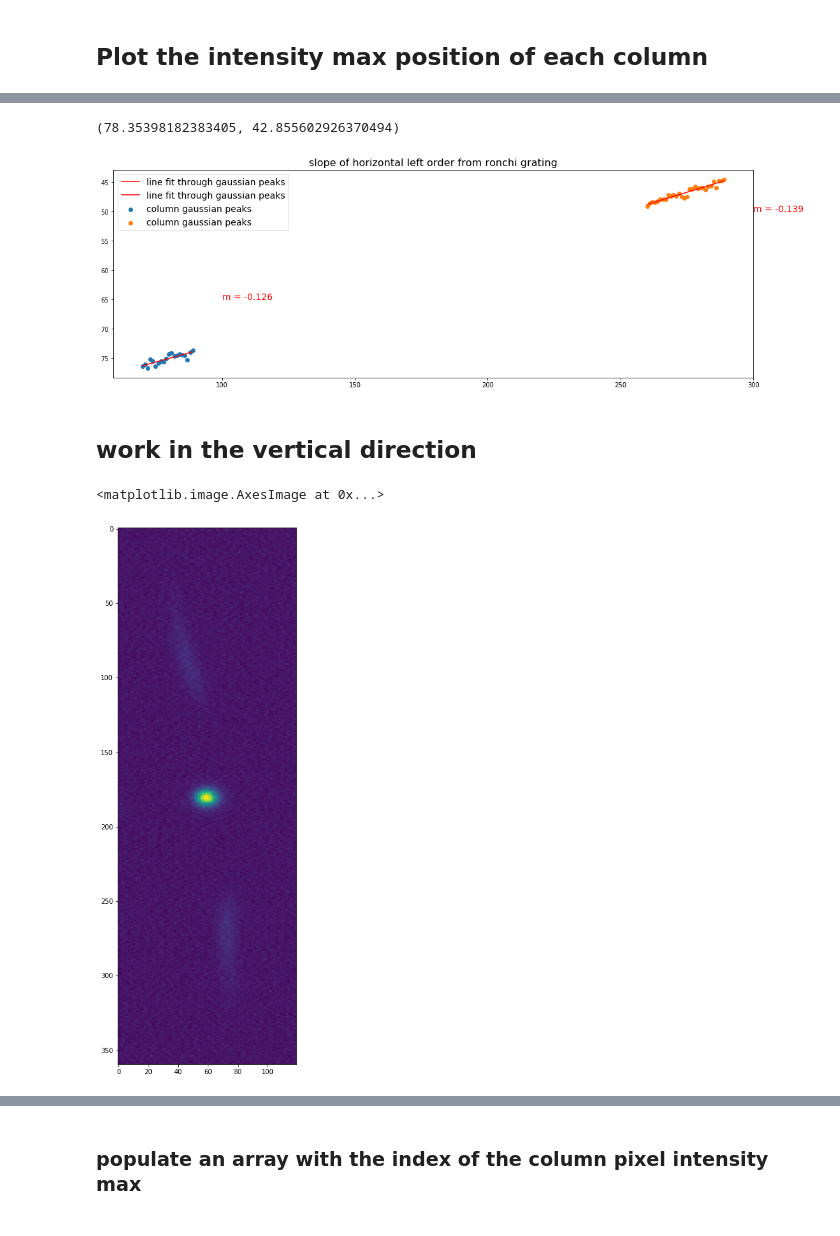
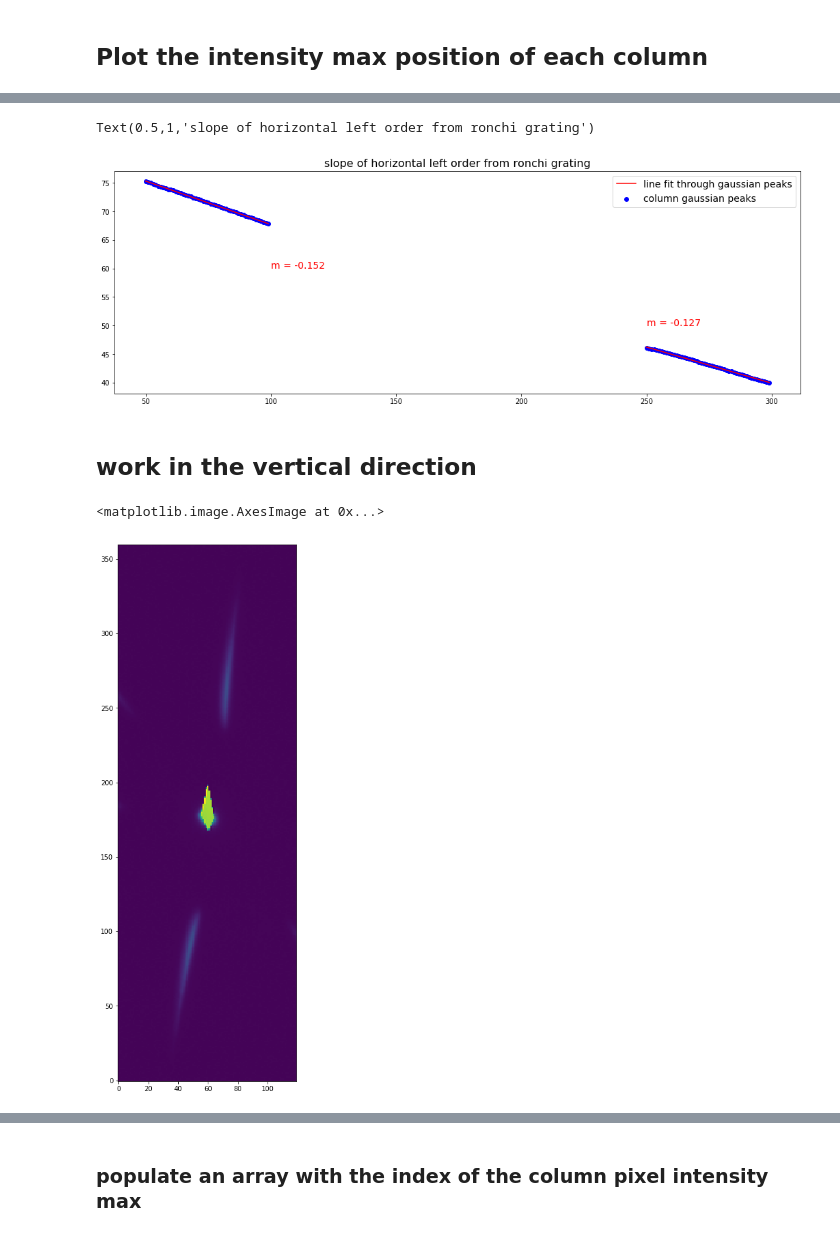
Before and after one commit to blaisekuo/adc-proc, a Jupyter notebook: adc-proc.ipynb, the cells around one changed output, grey strips where cells are left out. Drawn from its saved outputs; the diff is of its cells as text; code cells hidden in the pictures.

```diff
--- a/adc-proc.ipynb
+++ b/adc-proc.ipynb
@@ -371,2 +511,5 @@ plt.scatter(x,data)
+# %%
+h1r=eval(raunche_df.loc[event_timestamp]['h1r'])
+h2r=eval(raunche_df.loc[event_timestamp]['h2r'])
 # %%
 
@@ -398,0 +532,4 @@ print(horwing2)
+# %%
+raunche_df.at[event_timestamp,'goffset_hwing1']=0.1
+goffset_hwing1=raunche_df.loc[event_timestamp]['goffset_hwing1']
+goffset_hwing2=raunche_df.loc[event_timestamp]['goffset_hwing2']
@@ -399,7 +540,7 @@ print(horwing2)
 # %%
 ghorwing1 = []
 
-X1=range(w1r[0],w1r[1],1)
+X1=range(h1r[0],h1r[1],1)
 
 for i in X1:
     whichcol = i
@@ -408,7 +549,7 @@ for i in X1:
 
     x=np.arange(rows)
 
-    H, A, x0, stddev = gauss_fit(0.2,x, y)
+    H, A, x0, stddev = gauss_fit(goffset_hwing1,x, y)
 
     ghorwing1.append(A)
 
@@ -416,7 +557,7 @@ ghorwing1=np.array(ghorwing1)
 
 ghorwing2 = []
 
-X2=range(w2r[0],w2r[1],1)
+X2=range(h2r[0],h2r[1],1)
 
 for i in X2:
     whichcol = i
@@ -425,7 +566,7 @@ for i in X2:
 
     x=np.arange(rows)
 
-    H, A, x0, stddev = gauss_fit(0,x, y)
+    H, A, x0, stddev = gauss_fit(goffset_hwing2,x, y)
 
     ghorwing2.append(A)
 
@@ -441,30 +587,27 @@ print(ghorwing1)
 # %%
-gaushwing1 = np.polyfit(X1, ghorwing1, 1)
+gaushwing1 = np.polyfit(X1, ghorwing1, polynom_h1)
 gh1 = np.poly1d(gaushwing1)
-gaushwing2 = np.polyfit(X2, ghorwing2, 1)
+gaushwing2 = np.polyfit(X2, ghorwing2, polynom_h2)
 gh2 = np.poly1d(gaushwing2)
 # %%
-m_hdiff=str(abs(round(gauswing2[0]-gauswing1[0],3)))
+#m_hdiff=str(abs(round(gauswing2[0]-gauswing1[0],3)))
 
 fig,ax = plt.subplots()
 
 fig.set_size_inches(18, 6)
 
-ax.scatter(X1,ghorwing1, label="column gaussian peaks")
+ax.scatter(X1,ghorwing1, label="column gaussian peaks", color = "blue")
 ax.plot(X1,gh1(X1),color='red',label="line fit through gaussian peaks")
-ax.scatter(X2,ghorwing2, label="column gaussian peaks")
-ax.plot(X2,gh2(X2),color='red',label="line fit through gaussian peaks")
-ax.text(100,65,'m = ' + str(round(gaushwing1[0],3)),fontsize=14,color='red')
-ax.text(300,50,'m = ' + str(round(gaushwing2[0],3)),fontsize=14,color='red')
+ax.scatter(X2,ghorwing2,color = "blue")
+ax.plot(X2,gh2(X2),color='red',)
+ax.text(100,60,'m = ' + str(round(gaushwing1[0],3)),fontsize=14,color='red')
+ax.text(250,50,'m = ' + str(round(gaushwing2[0],3)),fontsize=14,color='red')
 #ax.text(150,20,'diff between hor wings = ' + m_hdiff,fontsize=14,color='red')
 ax.legend(fontsize=14)
 ax.set_title("slope of horizontal left order from ronchi grating",fontsize=16)
-
-ax=plt.gca()                            # get the axis
-ax.set_ylim(ax.get_ylim()[::-1])
 # %% [output]
-(78.35398182383405, 42.855602926370494)
+Text(0.5,1,'slope of horizontal left order from ronchi grating')
-[figure, old version]
+[figure, new version]
 # %% [markdown]
 ## work in the vertical direction
 # %%
@@ -475,12 +618,12 @@ fig,ax = plt.subplots()
 fig.set_size_inches(20, 15)
 #ax.imshow(subim,origin='lower',cmap='gray')
 
-ax.imshow(subvim)
+ax.imshow(subvim, origin='lower')
 
 #ax.plot(int(cy),int(cx), 'bo')
 # %% [output]
 <matplotlib.image.AxesImage at 0x...>
-[figure, old version]
+[figure, new version]
 # %%
 vermax=np.amax(subvim,axis=1)
 
```
Also changed, not shown: parts of 68 cells of this notebook, 12 other files.
